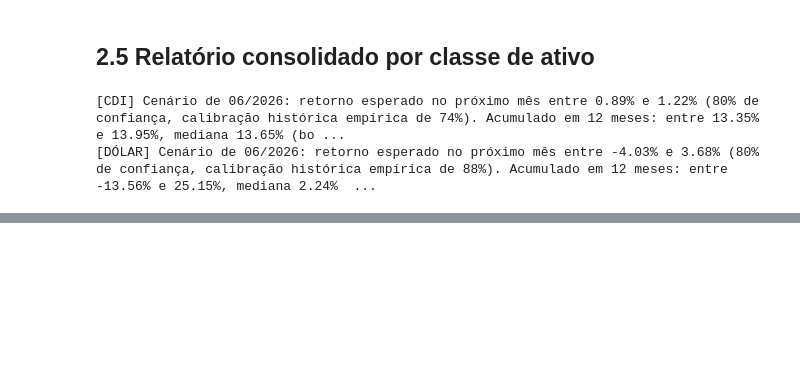
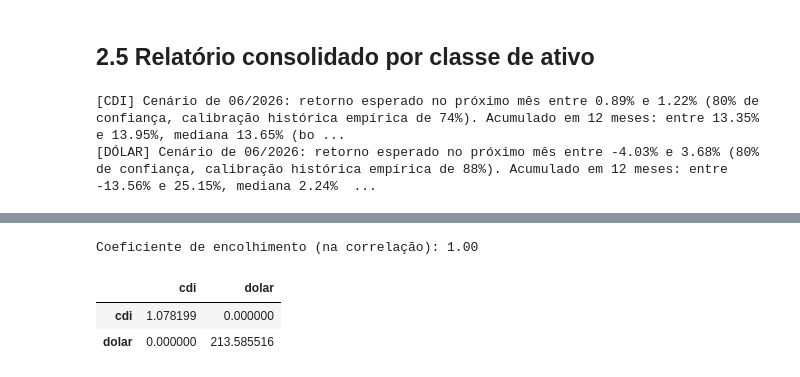
Before and after one commit to CarlosRoza/Projetos_dissertacao, a Jupyter notebook: testeghia.ipynb, the cells around one changed output, grey strips where cells are left out. Drawn from its saved outputs; the diff is of its cells as text; code cells hidden in the pictures; blank space fills up the shorter version.

```diff
--- a/testeghia.ipynb
+++ b/testeghia.ipynb
@@ -1158,0 +1304,27 @@ print(relatorio_classe_ativo("Dólar", resultado_dolar, calibracao_dolar, distri
+# %%
+def estimar_covariancia_ledoit_wolf(retornos: pd.DataFrame) -> tuple[pd.DataFrame, float]:
+    """
+    Estima a matriz de covariância anualizada encolhendo a CORRELAÇÃO (não a covariância
+    bruta) via Ledoit-Wolf, e recombina com os desvios-padrão amostrais originais. Ver a
+    explicação completa no markdown acima sobre por que encolher a covariância bruta
+    direto distorce ativos de escala muito diferente (ex.: CDI vs. câmbio).
+
+    Retorna a matriz de covariância e o coeficiente de encolhimento estimado (0 =
+    correlação amostral pura, 1 = totalmente encolhida para a correlação nula/identidade).
+    """
+    desvios = retornos.std()
+    lw = LedoitWolf().fit(retornos / desvios)
+    corr_encolhida = lw.covariance_
+    d = np.diag(desvios)
+    cov_mensal = pd.DataFrame(d @ corr_encolhida @ d, index=retornos.columns, columns=retornos.columns)
+    return cov_mensal * 12, lw.shrinkage_
+
+
+cov_anual, coeficiente_encolhimento = estimar_covariancia_ledoit_wolf(retornos_ativos)
+print(f"Coeficiente de encolhimento (na correlação): {coeficiente_encolhimento:.2f}")
+cov_anual
+# %% [output]
+Coeficiente de encolhimento (na correlação): 1.00
+|  | cdi | dolar |
+| cdi | 1.078199 | 0.000000 |
+| dolar | 0.000000 | 213.585516 |
```
Also changed, not shown: parts of 30 cells of this notebook.
